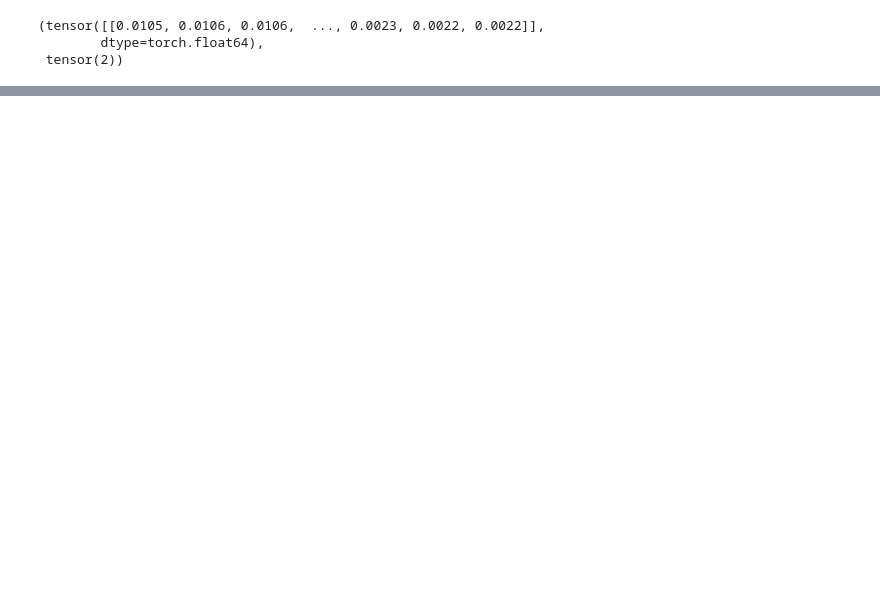
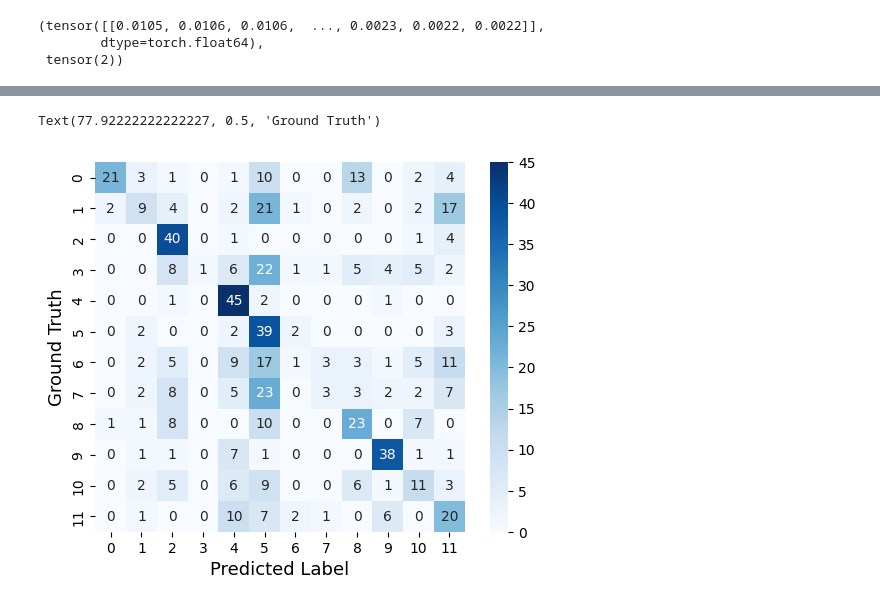
Before and after one commit to gondow86/InceptionTime, a Jupyter notebook: HCU_Centerloss.ipynb, the cells around one changed output, grey strips where cells are left out. Drawn from its saved outputs; the diff is of its cells as text; code cells hidden in the pictures; blank space fills up the shorter version.

```diff
--- a/HCU_Centerloss.ipynb
+++ b/HCU_Centerloss.ipynb
@@ -172,0 +321,35 @@ dataset[1000]
+# %%
+# For Confusion Matrix
+predicted_lists = np.zeros(0, dtype=np.int64)
+one_hot_labels_list = np.zeros(0, dtype=np.int64)
+model.eval()
+
+with torch.no_grad():
+  n_correct = 0
+  n_samples = 0
+  softmax = nn.Softmax()
+  for i, (signals, one_hot_labels) in enumerate(test_loader):
+    signals = signals.float()
+    signals = signals.to(device)
+    one_hot_labels = one_hot_labels.to(device)
+    outputs = model(signals)
+    for j, out in enumerate(outputs):
+      outputs[j] = softmax(out)
+    _, predicted = torch.max(outputs.data, 1) # predicted per batch size
+    """
+    Opensetのためのthreshold-softmax
+    for idx in range(len(_)):
+      if _[idx] < threshold:
+        predicted[idx] = Unknown_label # 15, 20, 25
+    """
+    print(_, predicted, one_hot_labels)
+    n_samples += one_hot_labels.size(0) # add batch_size
+    n_correct += (predicted == one_hot_labels).sum().item()
+
+    predicted_cp = predicted.to('cpu').detach().numpy().copy()
+    one_hot_labels_cp = one_hot_labels.to('cpu').detach().numpy().copy()
+    predicted_lists = np.concatenate([predicted_lists, predicted_cp])
+    one_hot_labels_list = np.concatenate([one_hot_labels_list, one_hot_labels_cp])
+
+    acc = 100.0 * n_correct / n_samples
+    print(f'{n_correct} / {n_samples} = Acc: {acc} %')
@@ -172,0 +374,13 @@ dataset[1000]
+# %%
+from sklearn.metrics import confusion_matrix
+import seaborn as sns
+import matplotlib.pyplot as plt
+
+cm = confusion_matrix(one_hot_labels_list, predicted_lists)
+sns.heatmap(cm, square=True, cbar=True, annot=True, cmap='Blues')
+plt.xlabel("Predicted Label", fontsize=13)
+plt.ylabel("Ground Truth", fontsize=13)
+# fig_name = "sklearn_confusion_matrix_{}_{}.png".format(Unknown_label, threshold)
+# %% [output]
+Text(77.92222222222227, 0.5, 'Ground Truth')
+[figure, added]
```
Also changed, not shown: parts of 10 cells of this notebook, 1 other file.
